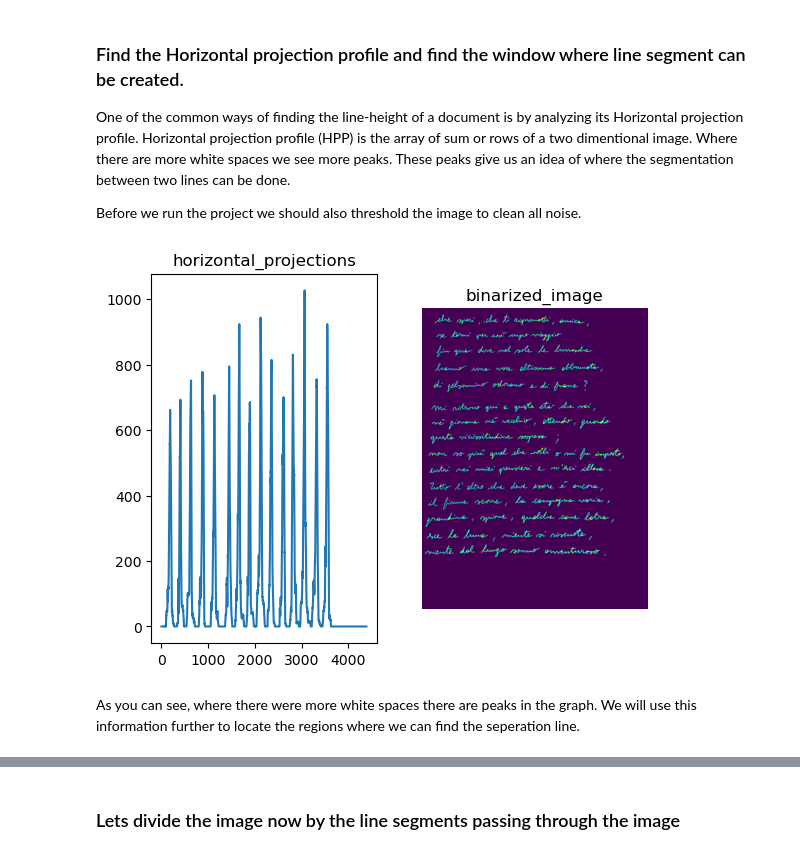
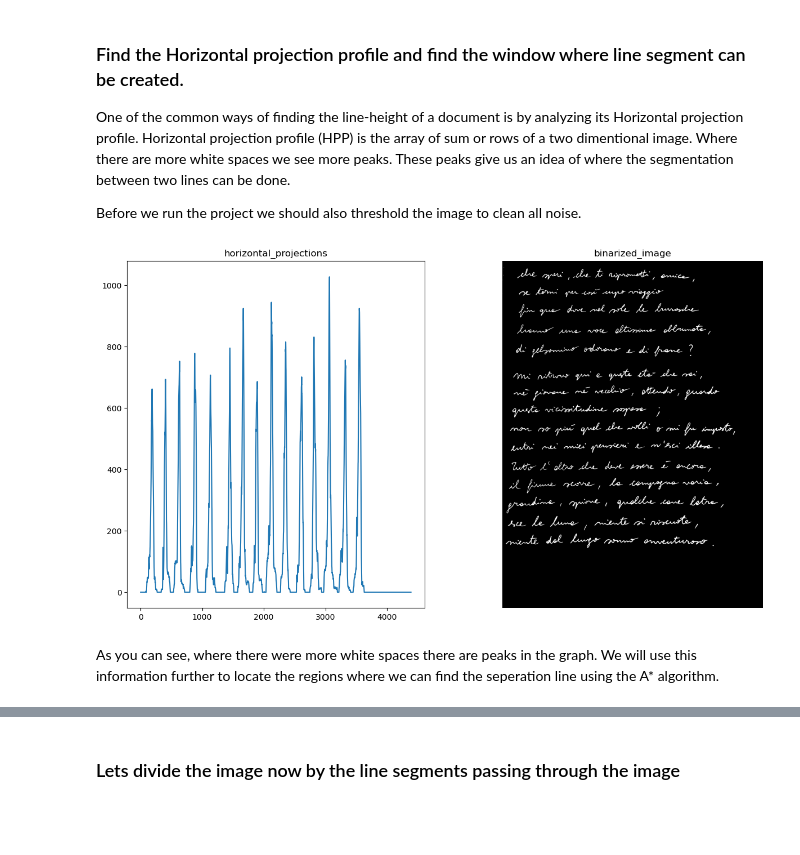
Before and after one commit to muthuspark/line-segmentation-handwritten-doc, a Jupyter notebook: A* Path Planning Line Segmentation Algorithm.ipynb, the cells around one changed output, grey strips where cells are left out. Drawn from its saved outputs; the diff is of its cells as text; code cells hidden in the pictures; blank space fills up the shorter version.

```diff
--- a/A* Path Planning Line Segmentation Algorithm.ipynb
+++ b/A* Path Planning Line Segmentation Algorithm.ipynb
@@ -42,30 +42,28 @@ Before we run the project we should also threshold the image to clean all noise.
 # %%
 from skimage.filters import threshold_otsu
 import numpy as np
 
 def horizontal_projections(sobel_image):
     return np.sum(sobel_image, axis=1)
 
 def binarize_image(image):
     threshold = threshold_otsu(img)
     return image < threshold
 
 binarized_image = binarize_image(img)
 hpp = horizontal_projections(binarized_image)
 
+fig, (ax1, ax2) = plt.subplots(nrows=1, ncols=2, figsize=(15,8))
+ax1.set_title("horizontal_projections")
+ax1.plot(hpp)
 
-plt.subplot(1, 2, 1)
-plt.title("horizontal_projections")
-plt.plot(hpp)
-
-plt.subplot(1, 2, 2)
-plt.axis("off")
-plt.title("binarized_image")
-plt.imshow(binarized_image)
+ax2.axis("off")
+ax2.set_title("binarized_image")
+ax2.imshow(binarized_image, cmap="gray")
 
 plt.show()
 # %% [output]
-[figure, old version]
+[figure, new version]
 # %% [markdown]
-As you can see, where there were more white spaces there are peaks in the graph. We will use this information further to locate the regions where we can find the seperation line.
+As you can see, where there were more white spaces there are peaks in the graph. We will use this information further to locate the regions where we can find the seperation line using the A* algorithm.
 # %%
```
Also changed, not shown: parts of 17 cells of this notebook.
